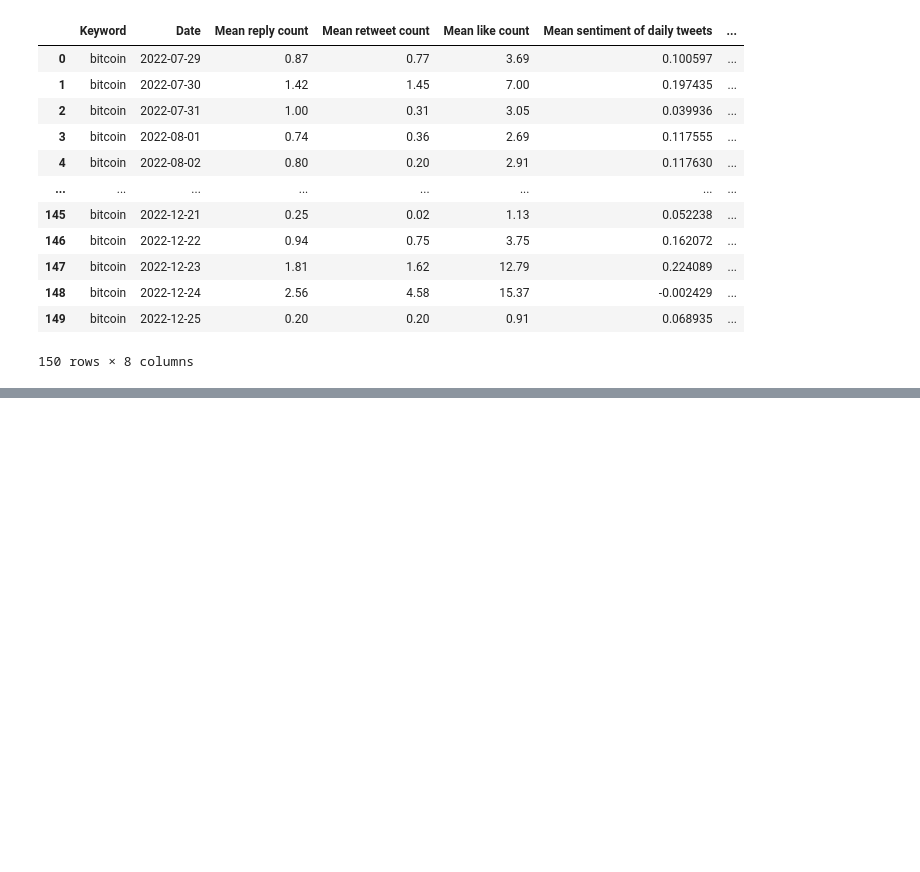
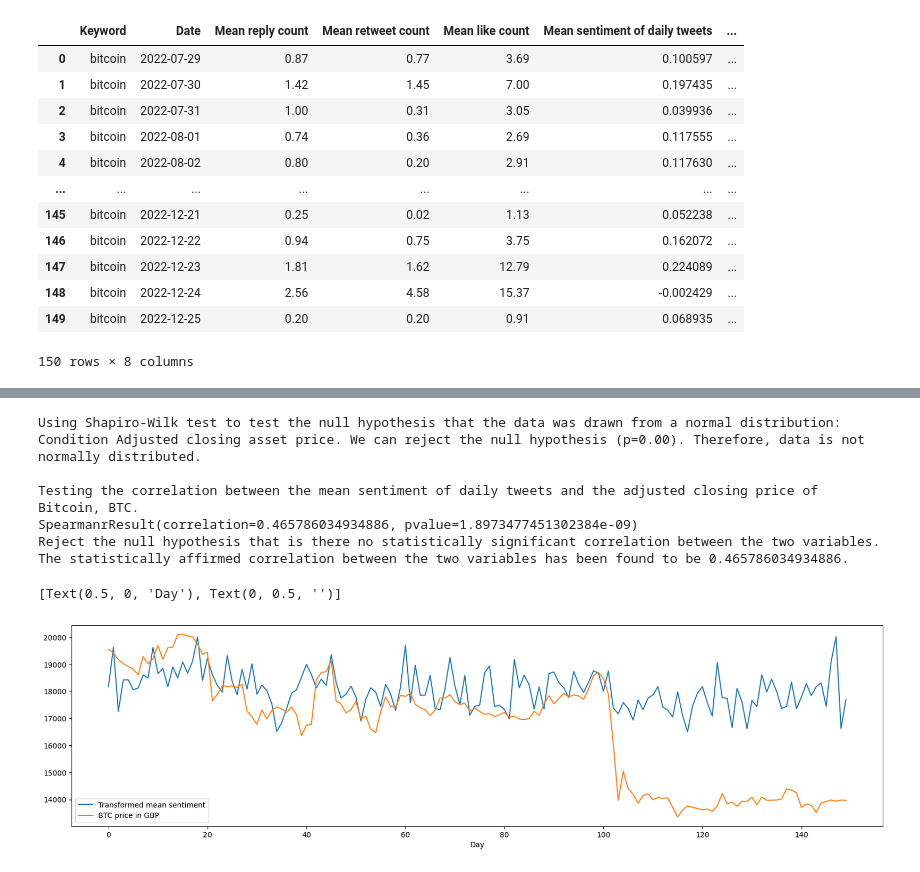
Before and after one commit to MurasatoNaoya/Proof-of-Concept-Banking-System-and-BTC-Market-Price-Tracking-Sentiment-Analysis-Projects, a Jupyter notebook: Courseworks/Part 2/SDPA_p2.ipynb, the cells around one changed output, grey strips where cells are left out. Saved outputs shown, nothing was run; the diff lists cells and outputs as text; code cells hidden in the pictures; blank space fills up the shorter version.

```diff
--- a/Courseworks/Part 2/SDPA_p2.ipynb
+++ b/Courseworks/Part 2/SDPA_p2.ipynb
@@ -250,0 +285,21 @@ df_bitcoin  created!
+# %%
+def normality_tester(column_name):
+
+    print("Using Shapiro-Wilk test to test the null hypothesis " +
+          "that the data was drawn from a normal distribution:")
+
+    df = pd.read_csv('bitcoin _enriched_data.csv')
+
+    statistic, pvalue = stats.shapiro(df[column_name])
+    if pvalue < 0.05:
+        print("Condition " + "{:}".format(column_name) +
+              ". We can reject the null hypothesis (p=" +
+              "{:.2f}".format(pvalue) +
+              "). Therefore, data is not normally distributed.")
+    else:
+        print("Condition " + "{:}".format(column_name) +
+              ". We cannot reject the null hypothesis (p=" +
+              "{:.2f}".format(pvalue) +
+              "). Therefore, data is normally distributed.")
+
+    print('   ')
@@ -250,0 +449,32 @@ df_bitcoin  created!
+# %%
+# Question 3:
+
+df_bitcoin = pd.read_csv('bitcoin _enriched_data.csv')
+df_bitcoin = df_bitcoin
+
+# Assigning varibales to later apply Pearson r correlation test to.
+v1 = df_bitcoin['Mean sentiment of daily tweets']
+v2 = df_bitcoin['Adjusted closing asset price']
+
+normality_tester('Adjusted closing asset price')
+# Implementing correlation tester for statistical significance.
+print('Testing the correlation between the mean sentiment of daily tweets and the adjusted closing price of Bitcoin, BTC.')
+spearmanr_tester(v1, v2)
+
+# Mean sentiment has to be transformed to make any potential clear, as the price of bitcoin is many orders of magnitude larger than mean sentiment.
+df_bitcoin['Mean sentiment of daily tweets'] = df_bitcoin['Mean sentiment of daily tweets']*15000
+df_bitcoin['Mean sentiment of daily tweets'] = df_bitcoin['Mean sentiment of daily tweets'] + df_bitcoin['Adjusted closing asset price'].mean()
+
+plt.figure(figsize=(20, 5))
+sns.lineplot(x = df_bitcoin.index, y = 'Mean sentiment of daily tweets', data = df_bitcoin, label = 'Transformed mean sentiment').set(xlabel = 'Day', ylabel = None)
+sns.lineplot(x = df_bitcoin.index, y = 'Adjusted closing asset price', data = df_bitcoin, label = 'BTC price in GBP').set(xlabel = 'Day', ylabel = None)
+# %% [output]
+Using Shapiro-Wilk test to test the null hypothesis that the data was drawn from a normal distribution:
+Condition Adjusted closing asset price. We can reject the null hypothesis (p=0.00). Therefore, data is not normally distributed.
+
+Testing the correlation between the mean sentiment of daily tweets and the adjusted closing price of Bitcoin, BTC.
+SpearmanrResult(correlation=0.465786034934886, pvalue=1.8973477451302384e-09)
+Reject the null hypothesis that is there no statistically significant correlation between the two variables.
+The statistically affirmed correlation between the two variables has been found to be 0.465786034934886.
+[Text(0.5, 0, 'Day'), Text(0, 0.5, '')]
+[figure, added]
```
Also changed, not shown: parts of 17 cells of this notebook.
